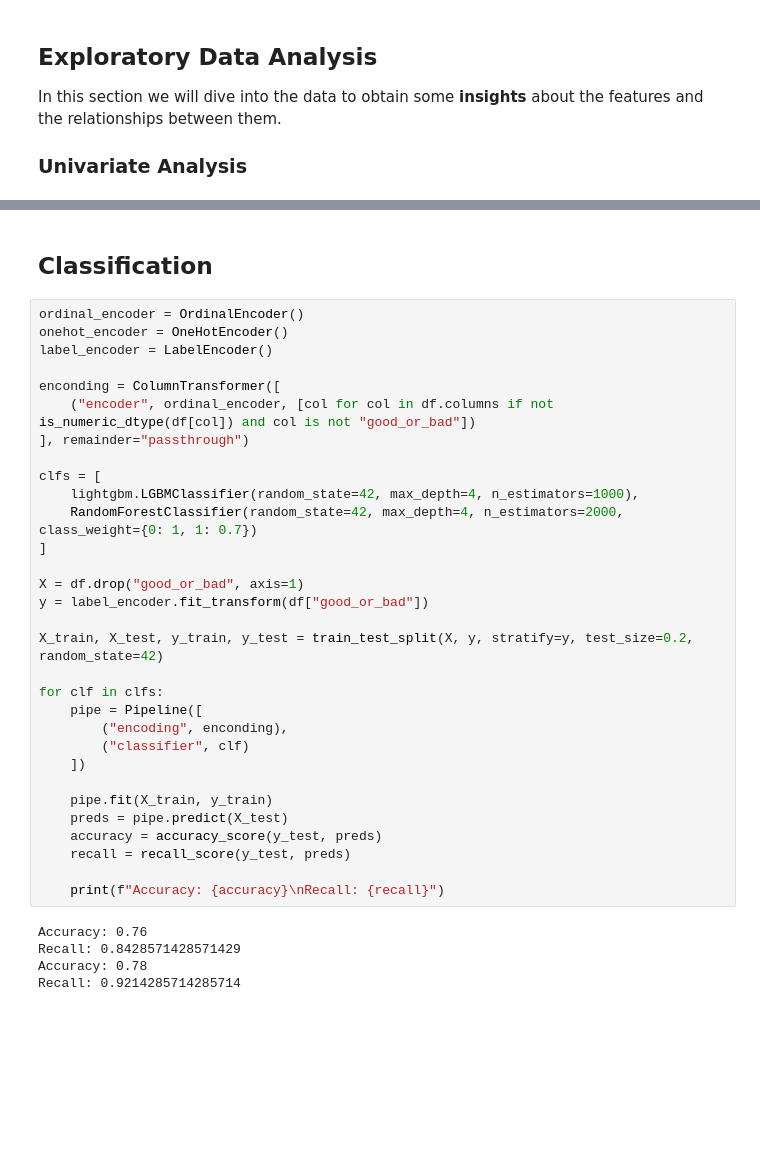
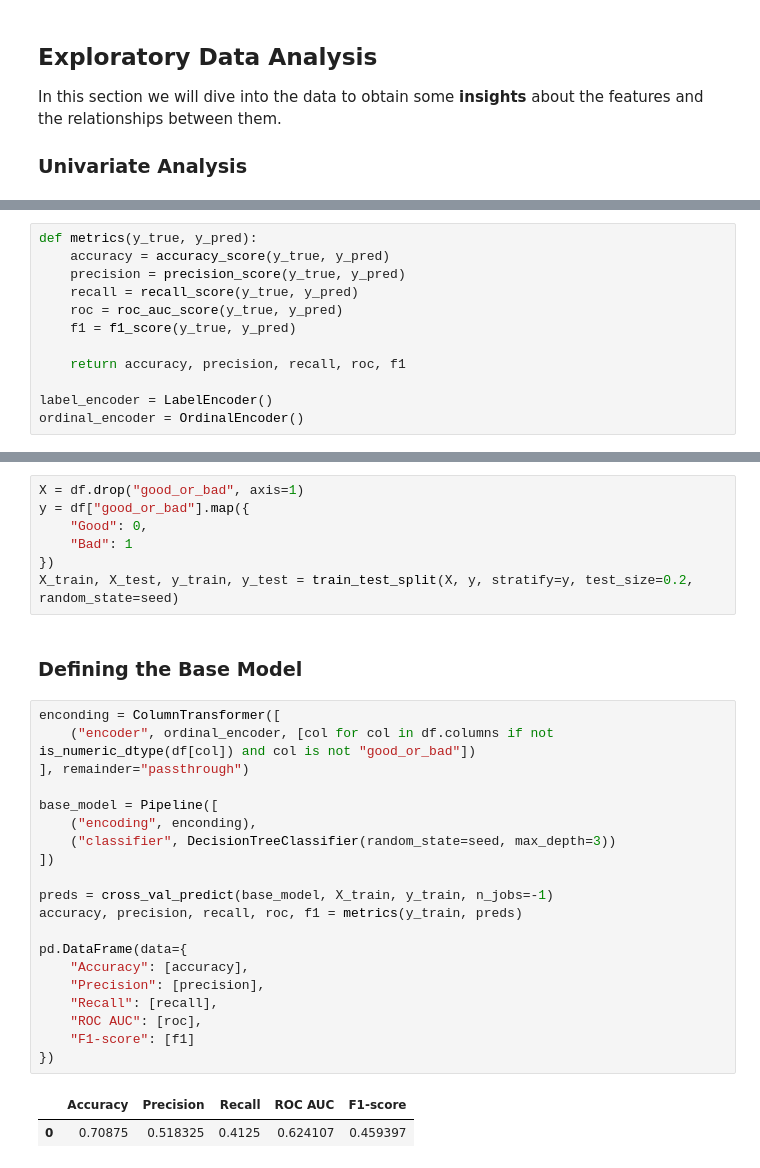
Before and after one commit to IgorTrevelin/data-science, a Jupyter notebook: german-credit-risk.ipynb, the cells around one changed output, grey strips where cells are left out. Drawn from its saved outputs; the diff is of its cells as text; blank space fills up the shorter version.

```diff
--- a/german-credit-risk.ipynb
+++ b/german-credit-risk.ipynb
@@ -443,0 +423,12 @@ plt.show()
+# %%
+def metrics(y_true, y_pred):
+    accuracy = accuracy_score(y_true, y_pred)
+    precision = precision_score(y_true, y_pred)
+    recall = recall_score(y_true, y_pred)
+    roc = roc_auc_score(y_true, y_pred)
+    f1 = f1_score(y_true, y_pred)
+
+    return accuracy, precision, recall, roc, f1
+
+label_encoder = LabelEncoder()
+ordinal_encoder = OrdinalEncoder()
@@ -444,38 +443,32 @@ plt.show()
+# %%
+X = df.drop("good_or_bad", axis=1)
+y = df["good_or_bad"].map({
+    "Good": 0,
+    "Bad": 1
+})
+X_train, X_test, y_train, y_test = train_test_split(X, y, stratify=y, test_size=0.2, random_state=seed)
 # %% [markdown]
-## <a id="classification"></a>Classification
+### <a id="base-model"></a>Defining the Base Model
-# %%
-ordinal_encoder = OrdinalEncoder()
-onehot_encoder = OneHotEncoder()
-label_encoder = LabelEncoder()
-
-enconding = ColumnTransformer([
-    ("encoder", ordinal_encoder, [col for col in df.columns if not is_numeric_dtype(df[col]) and col is not "good_or_bad"])
-], remainder="passthrough")
-
-clfs = [
-    lightgbm.LGBMClassifier(random_state=42, max_depth=4, n_estimators=1000),
-    RandomForestClassifier(random_state=42, max_depth=4, n_estimators=2000, class_weight={0: 1, 1: 0.7})
-]
-
-X = df.drop("good_or_bad", axis=1)
-y = label_encoder.fit_transform(df["good_or_bad"])
-
-X_train, X_test, y_train, y_test = train_test_split(X, y, stratify=y, test_size=0.2, random_state=42)
-
-for clf in clfs:
-    pipe = Pipeline([
-        ("encoding", enconding),
-        ("classifier", clf)
-    ])
-
-    pipe.fit(X_train, y_train)
-    preds = pipe.predict(X_test)
-    accuracy = accuracy_score(y_test, preds)
-    recall = recall_score(y_test, preds)
-
-    print(f"Accuracy: {accuracy}\nRecall: {recall}")
-# %% [output]
-Accuracy: 0.76
-Recall: 0.8428571428571429
-Accuracy: 0.78
-Recall: 0.9214285714285714
+# %%
+enconding = ColumnTransformer([
+    ("encoder", ordinal_encoder, [col for col in df.columns if not is_numeric_dtype(df[col]) and col is not "good_or_bad"])
+], remainder="passthrough")
+
+base_model = Pipeline([
+    ("encoding", enconding),
+    ("classifier", DecisionTreeClassifier(random_state=seed, max_depth=3))
+])
+
+preds = cross_val_predict(base_model, X_train, y_train, n_jobs=-1)
+accuracy, precision, recall, roc, f1 = metrics(y_train, preds)
+
+pd.DataFrame(data={
+    "Accuracy": [accuracy],
+    "Precision": [precision],
+    "Recall": [recall],
+    "ROC AUC": [roc],
+    "F1-score": [f1]
+})
+# %% [output]
+|  | Accuracy | Precision | Recall | ROC AUC | F1-score |
+| 0 | 0.70875 | 0.518325 | 0.4125 | 0.624107 | 0.459397 |
```
Also changed, not shown: parts of 9 cells of this notebook.
